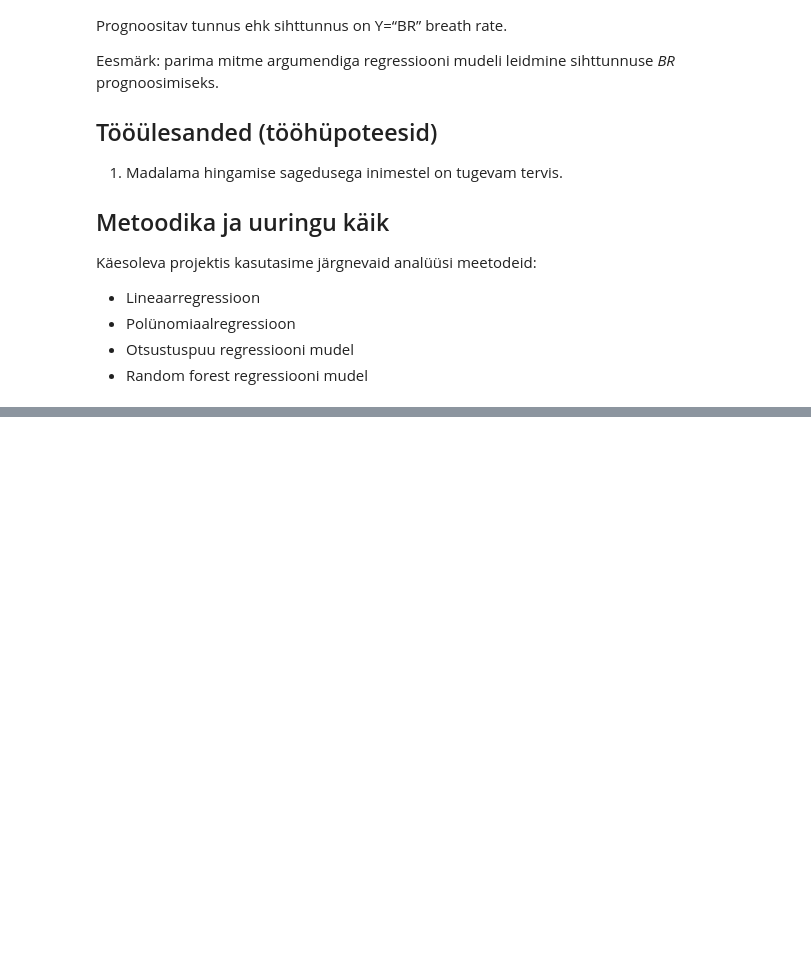
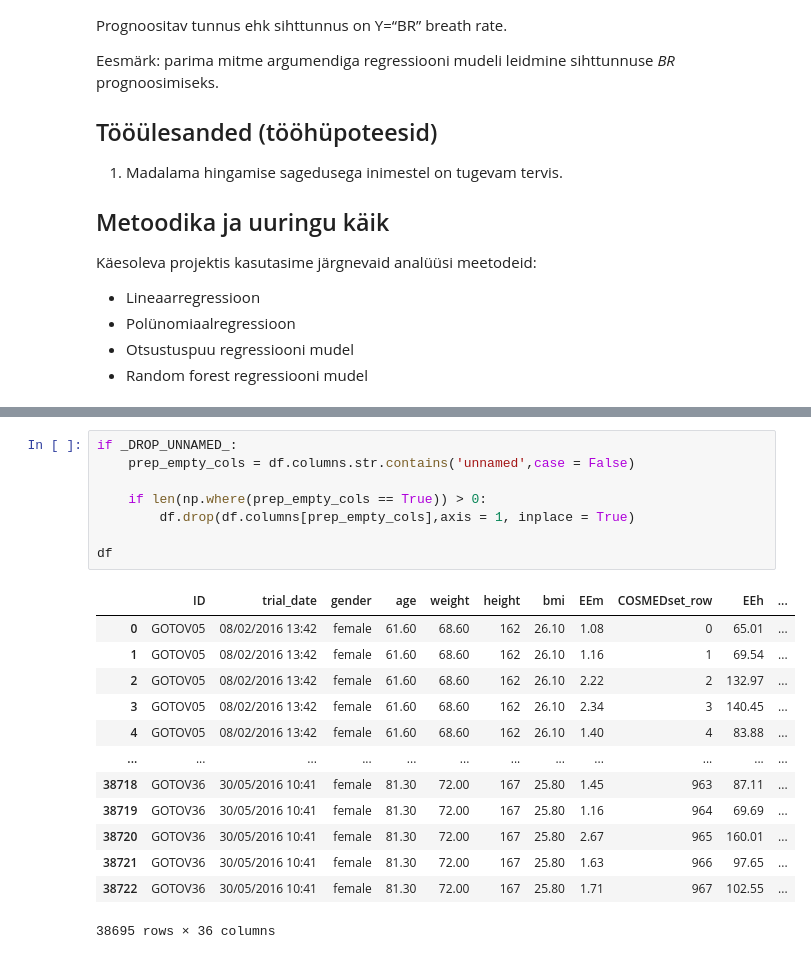
Before and after one commit to aviov/datamining_proj, a Jupyter notebook: book/sandbox.ipynb, the cells around one changed output, grey strips where cells are left out. Saved outputs shown, nothing was run; the diff lists cells and outputs as text; blank space fills up the shorter version.

```diff
--- a/book/sandbox.ipynb
+++ b/book/sandbox.ipynb
@@ -133,0 +299,22 @@ Käesoleva projektis kasutasime järgnevaid analüüsi meetodeid:
+# %%
+if _DROP_UNNAMED_:
+    prep_empty_cols = df.columns.str.contains('unnamed',case = False)
+
+    if len(np.where(prep_empty_cols == True)) > 0:
+        df.drop(df.columns[prep_empty_cols],axis = 1, inplace = True)
+
+df
+# %% [output]
+|  | ID | trial_date | gender | age | weight | height | bmi | EEm | COSMEDset_row | EEh | ... |
+| 0 | GOTOV05 | 08/02/2016 13:42 | female | 61.60 | 68.60 | 162 | 26.10 | 1.08 | 0 | 65.01 | ... |
+| 1 | GOTOV05 | 08/02/2016 13:42 | female | 61.60 | 68.60 | 162 | 26.10 | 1.16 | 1 | 69.54 | ... |
+| 2 | GOTOV05 | 08/02/2016 13:42 | female | 61.60 | 68.60 | 162 | 26.10 | 2.22 | 2 | 132.97 | ... |
+| 3 | GOTOV05 | 08/02/2016 13:42 | female | 61.60 | 68.60 | 162 | 26.10 | 2.34 | 3 | 140.45 | ... |
+| 4 | GOTOV05 | 08/02/2016 13:42 | female | 61.60 | 68.60 | 162 | 26.10 | 1.40 | 4 | 83.88 | ... |
+| ... | ... | ... | ... | ... | ... | ... | ... | ... | ... | ... | ... |
+| 38718 | GOTOV36 | 30/05/2016 10:41 | female | 81.30 | 72.00 | 167 | 25.80 | 1.45 | 963 | 87.11 | ... |
+| 38719 | GOTOV36 | 30/05/2016 10:41 | female | 81.30 | 72.00 | 167 | 25.80 | 1.16 | 964 | 69.69 | ... |
+| 38720 | GOTOV36 | 30/05/2016 10:41 | female | 81.30 | 72.00 | 167 | 25.80 | 2.67 | 965 | 160.01 | ... |
+| 38721 | GOTOV36 | 30/05/2016 10:41 | female | 81.30 | 72.00 | 167 | 25.80 | 1.63 | 966 | 97.65 | ... |
+| 38722 | GOTOV36 | 30/05/2016 10:41 | female | 81.30 | 72.00 | 167 | 25.80 | 1.71 | 967 | 102.55 | ... |
+38695 rows × 36 columns
```
Also changed, not shown: parts of 33 cells of this notebook.
